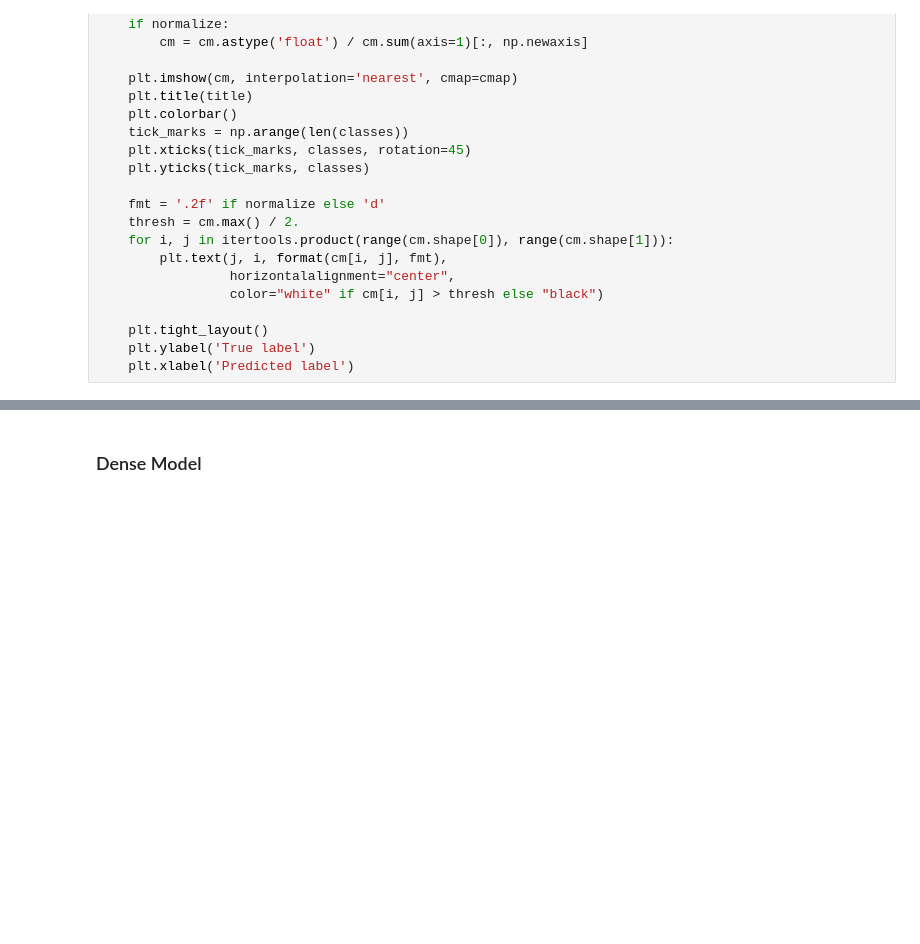
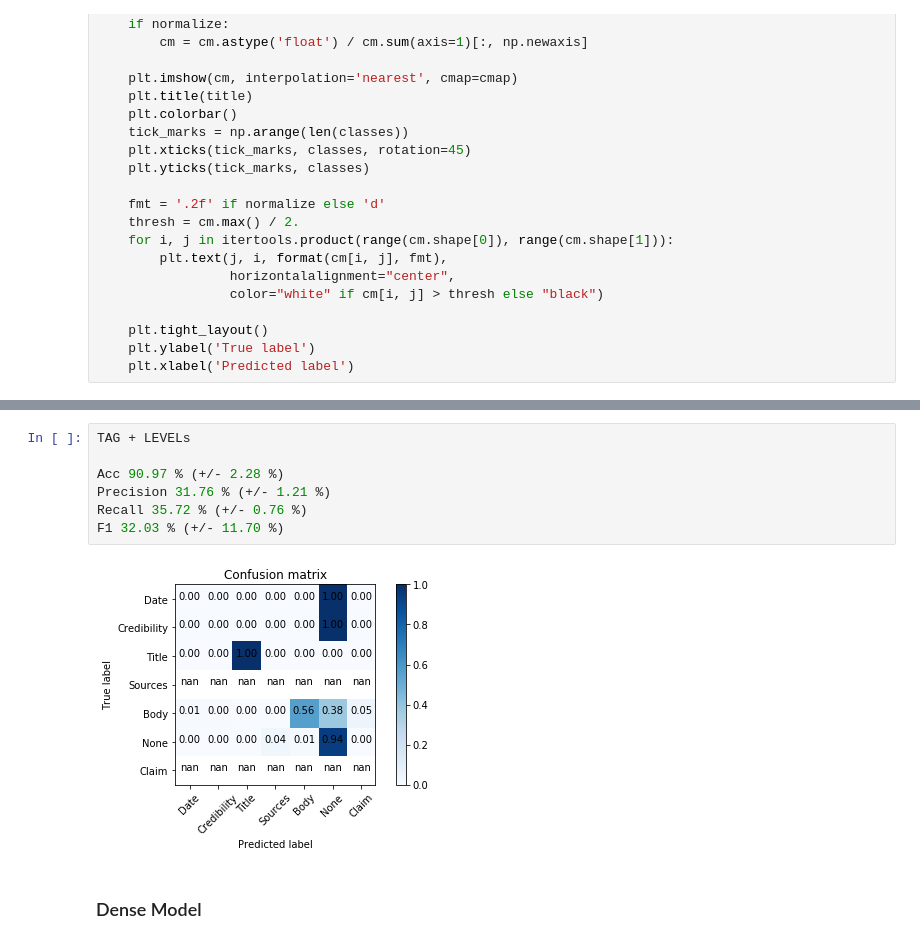
Before and after one commit to vwoloszyn/claim2features, a Jupyter notebook: LSTM_tests.ipynb, the cells around one changed output, grey strips where cells are left out. Saved outputs shown, nothing was run; the diff lists cells and outputs as text; blank space fills up the shorter version.

```diff
--- a/LSTM_tests.ipynb
+++ b/LSTM_tests.ipynb
@@ -163,3 +295,12 @@ def plot_confusion_matrix(cm, classes,
+# %%
+TAG + LEVELs
+
+Acc 90.97 % (+/- 2.28 %)
+Precision 31.76 % (+/- 1.21 %)
+Recall 35.72 % (+/- 0.76 %)
+F1 32.03 % (+/- 11.70 %)
+# %% [output]
+[figure, added]
 # %% [markdown]
 ### Dense Model
 # %%
```
Also changed, not shown: parts of 12 cells of this notebook, 1 other file.
